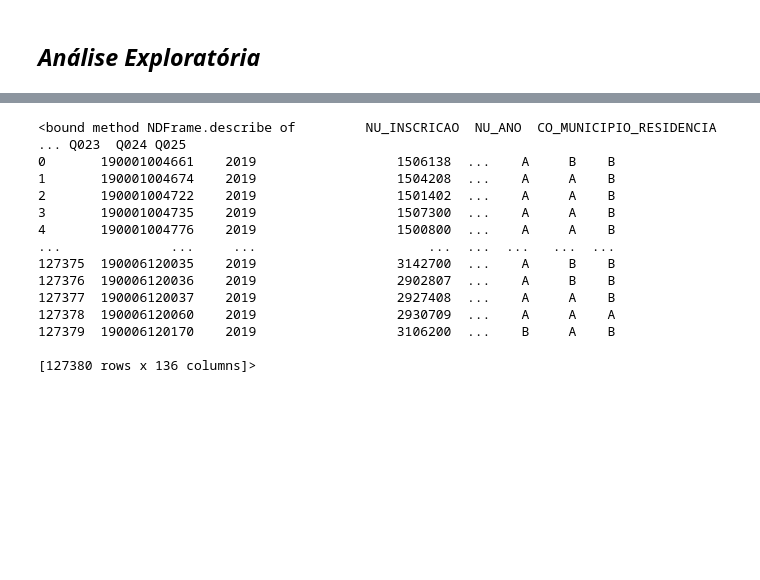
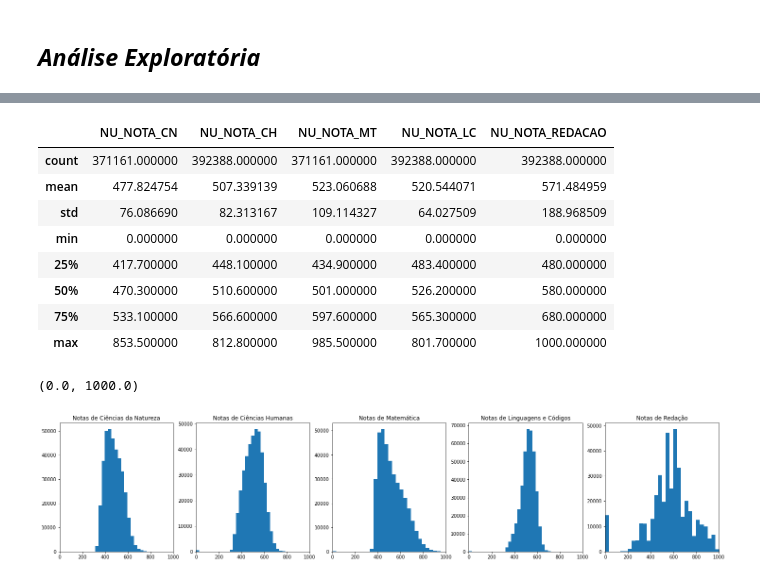
Before and after one commit to samuel-guedes/data_science, a Jupyter notebook: Análise_de_ENEM_2019.ipynb, the cells around one changed output, grey strips where cells are left out. Drawn from its saved outputs; the diff is of its cells as text; code cells hidden in the pictures; blank space fills up the shorter version.

```diff
--- a/Análise_de_ENEM_2019.ipynb
+++ b/Análise_de_ENEM_2019.ipynb
@@ -57,0 +32,4 @@ Length: 136, dtype: object
+# %%
+#Importação da base de dados (Amostras)
+
+base = pd.read_csv('sample.csv')
@@ -58,17 +60,39 @@ Length: 136, dtype: object
 # %%
-base.describe()
+base[provas].describe()
 # %% [output]
-<bound method NDFrame.describe of         NU_INSCRICAO  NU_ANO  CO_MUNICIPIO_RESIDENCIA  ... Q023  Q024 Q025
-0       190001004661    2019                  1506138  ...    A     B    B
-1       190001004674    2019                  1504208  ...    A     A    B
-2       190001004722    2019                  1501402  ...    A     A    B
-3       190001004735    2019                  1507300  ...    A     A    B
-4       190001004776    2019                  1500800  ...    A     A    B
-...              ...     ...                      ...  ...  ...   ...  ...
-127375  190006120035    2019                  3142700  ...    A     B    B
-127376  190006120036    2019                  2902807  ...    A     B    B
-127377  190006120037    2019                  2927408  ...    A     A    B
-127378  190006120060    2019                  2930709  ...    A     A    A
-127379  190006120170    2019                  3106200  ...    B     A    B
-
-[127380 rows x 136 columns]>
+|  | NU_NOTA_CN | NU_NOTA_CH | NU_NOTA_MT | NU_NOTA_LC | NU_NOTA_REDACAO |
+| count | 371161.000000 | 392388.000000 | 371161.000000 | 392388.000000 | 392388.000000 |
+| mean | 477.824754 | 507.339139 | 523.060688 | 520.544071 | 571.484959 |
+| std | 76.086690 | 82.313167 | 109.114327 | 64.027509 | 188.968509 |
+| min | 0.000000 | 0.000000 | 0.000000 | 0.000000 | 0.000000 |
+| 25% | 417.700000 | 448.100000 | 434.900000 | 483.400000 | 480.000000 |
+| 50% | 470.300000 | 510.600000 | 501.000000 | 526.200000 | 580.000000 |
+| 75% | 533.100000 | 566.600000 | 597.600000 | 565.300000 | 680.000000 |
+| max | 853.500000 | 812.800000 | 985.500000 | 801.700000 | 1000.000000 |
+# %%
+#Análise de Distribuição das Notas
+
+fig, axes = plt.subplots(1,5, figsize=(25,5))
+
+axes[0].hist(base['NU_NOTA_CN'], bins = 30)
+axes[0].set_title("Notas de Ciências da Natureza")
+axes[0].set_xlim((0, 1000))
+
+axes[1].hist(base['NU_NOTA_CH'], bins = 30)
+axes[1].set_title("Notas de Ciências Humanas")
+axes[1].set_xlim((0, 1000))
+
+axes[2].hist(base['NU_NOTA_MT'], bins = 30)
+axes[2].set_title("Notas de Matemática")
+axes[2].set_xlim((0, 1000))
+
+axes[3].hist(base['NU_NOTA_LC'], bins = 30)
+axes[3].set_title("Notas de Linguagens e Códigos")
+axes[3].set_xlim((0, 1000))
+
+axes[4].hist(base['NU_NOTA_REDACAO'], bins = 30)
+axes[4].set_title("Notas de Redação")
+axes[4].set_xlim((0, 1000))
+# %% [output]
+(0.0, 1000.0)
+[figure, added]
```
Also changed, not shown: parts of 5 cells of this notebook.
